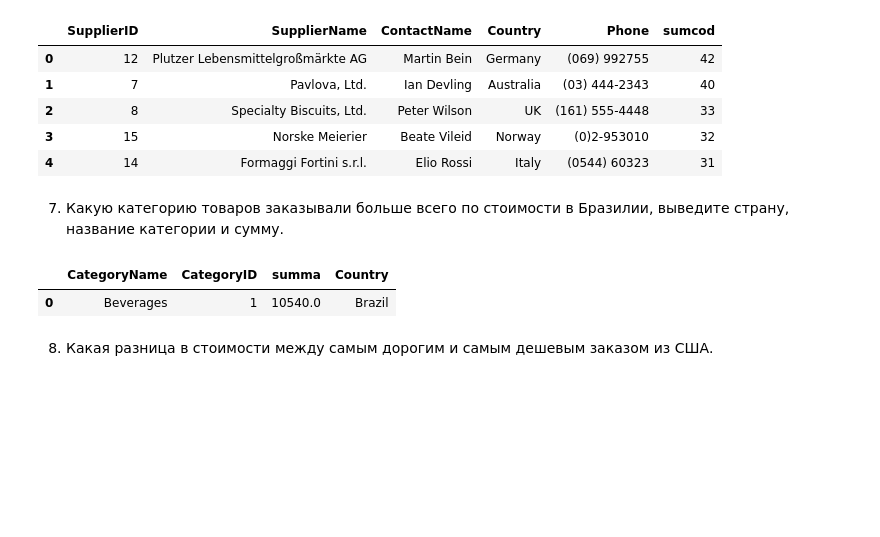
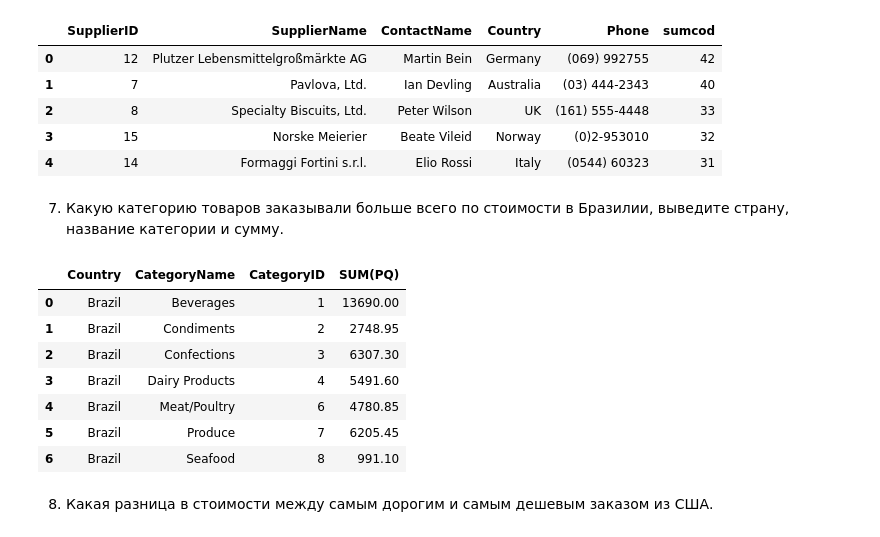
Before and after one commit to Albomor1/DS_school_Morozov, a Jupyter notebook: DS Lesson 11 (first part of sql).ipynb, the cells around one changed output. Cells and saved outputs as stored; diff of their text form; code cells hidden in the pictures; blank space fills up the shorter version.

```diff
--- a/DS Lesson 11 (first part of sql).ipynb
+++ b/DS Lesson 11 (first part of sql).ipynb
@@ -207,23 +215,47 @@ join (Select SupplierID,sum(cod) sumcod FROM my_sql group by supplierID order by
 | 4 | 14 | Formaggi Fortini s.r.l. | Elio Rossi | Italy | (0544) 60323 | 31 |
 # %% [markdown]
 7. Какую категорию товаров заказывали больше всего по стоимости в Бразилии, выведите страну, название категории и сумму.
-# %%
-tasks+=1
-pd.read_sql(
-    '''
-     with Brazil as (SELECT od.Quantity, od.ProductID, Br.Country FROM OrderDetails od join (SELECT c.CustomerID,c.Country, o.OrderID FROM Customers c
-    join Orders o on o.CustomerID=c.CustomerID where c.Country='Brazil') Br on od.OrderID=Br.OrderID),
-    table1 as (SELECT * FROM Brazil)
-    SELECT cat.CategoryName CategoryName,t2.CategoryID CategoryID,t2.summa summa, t2.Country Country FROM Categories cat
-    join (SELECT CategoryID, Price*Quantity summa, Country FROM (SELECT p.CategoryID CategoryID,p.Price Price, t.Quantity Quantity,t.Country Country FROM Products p
-    join table1 t on p.ProductID=t.ProductID) Order By summa DESC LIMIT 1) t2 on cat.CategoryID=t2.CategoryID
-
-    ''',
-    con,
-)
-# %% [output]
-|  | CategoryName | CategoryID | summa | Country |
-| 0 | Beverages | 1 | 10540.0 | Brazil |
+# %%
+tasks+=1
+pd.read_sql(
+    '''
+
+    with Brazil as (SELECT od.OrderID, od.Quantity, od.ProductID, Br.Country FROM OrderDetails od join (SELECT c.CustomerID,c.Country, o.OrderID FROM Customers c
+    join Orders o on o.CustomerID=c.CustomerID where c.Country='Brazil') Br on od.OrderID=Br.OrderID),
+    table1 as (SELECT * FROM Brazil),
+    table2 as (SELECT cat.CategoryName CategoryName,t2.CategoryID CategoryID,t2.OrderID OrderID, t2.PQ PQ, t2.Country Country FROM Categories cat
+    join (SELECT t.OrderID,t.Quantity*p.Price PQ,p.CategoryID,t.ProductID,t.Country FROM table1 t
+    join Products p on t.ProductID=p.ProductID) t2 on cat.CategoryID=t2.CategoryID)
+
+    SELECT COUNTRY,CATEGORYNAME,CATEGORYID,SUM(PQ) from table2 GROUP by CategoryID
+
+    /*
+    SELECT t2.OrderID OrderID, cat.CategoryName CategoryName,t2.CategoryID CategoryID, t2.summa summa, t2.Country Country FROM Categories cat
+    join (SELECT CategoryID, Price*Quantity summa, Country FROM (SELECT p.CategoryID CategoryID,p.Price Price, t.OrderID OrderID, t.Quantity Quantity,t.Country Country FROM Products p
+    join table1 t on p.ProductID=t.ProductID) Order By summa DESC) t2 on cat.CategoryID=t2.CategoryID
+    */
+
+    /*
+    with Brazil as (SELECT od.Quantity, od.ProductID, Br.Country FROM OrderDetails od join (SELECT c.CustomerID,c.Country, o.OrderID FROM Customers c
+    join Orders o on o.CustomerID=c.CustomerID where c.Country='Brazil') Br on od.OrderID=Br.OrderID),
+    table1 as (SELECT * FROM Brazil)
+    SELECT cat.CategoryName CategoryName,t2.CategoryID CategoryID,t2.summa summa, t2.Country Country FROM Categories cat
+    join (SELECT CategoryID, Price*Quantity, Country FROM (SELECT p.CategoryID CategoryID,p.Price Price, t.Quantity Quantity,t.Country Country FROM Products p
+    join table1 t on p.ProductID=t.ProductID) Order By summa DESC LIMIT 1) t2 on cat.CategoryID=t2.CategoryID
+    */
+
+    ''',
+    con,
+)
+# %% [output]
+|  | Country | CategoryName | CategoryID | SUM(PQ) |
+| 0 | Brazil | Beverages | 1 | 13690.00 |
+| 1 | Brazil | Condiments | 2 | 2748.95 |
+| 2 | Brazil | Confections | 3 | 6307.30 |
+| 3 | Brazil | Dairy Products | 4 | 5491.60 |
+| 4 | Brazil | Meat/Poultry | 6 | 4780.85 |
+| 5 | Brazil | Produce | 7 | 6205.45 |
+| 6 | Brazil | Seafood | 8 | 991.10 |
 # %% [markdown]
 8. Какая разница в стоимости между самым дорогим и самым дешевым заказом из США.
 # %%
```
Also changed, not shown: parts of 4 cells of this notebook.
